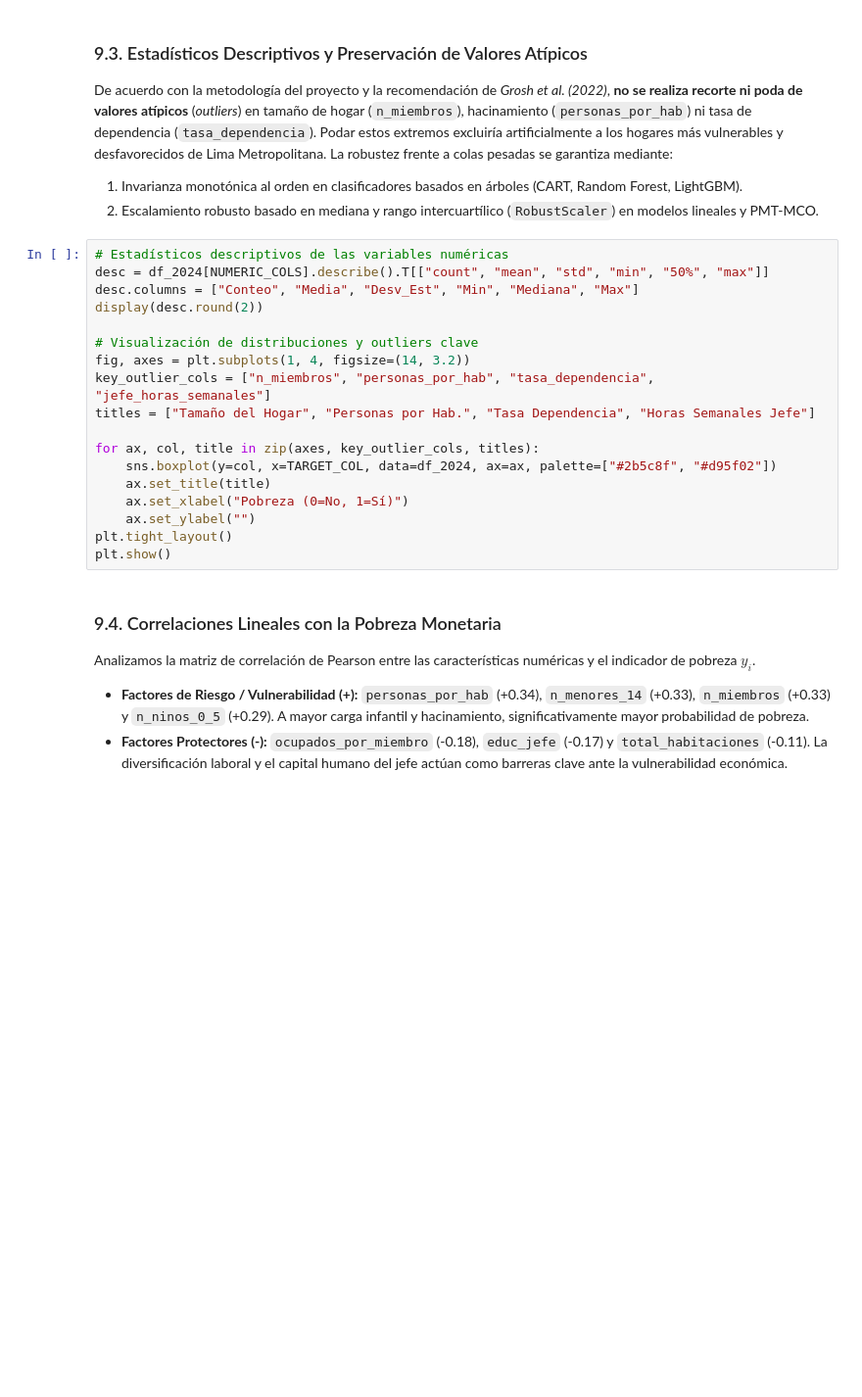
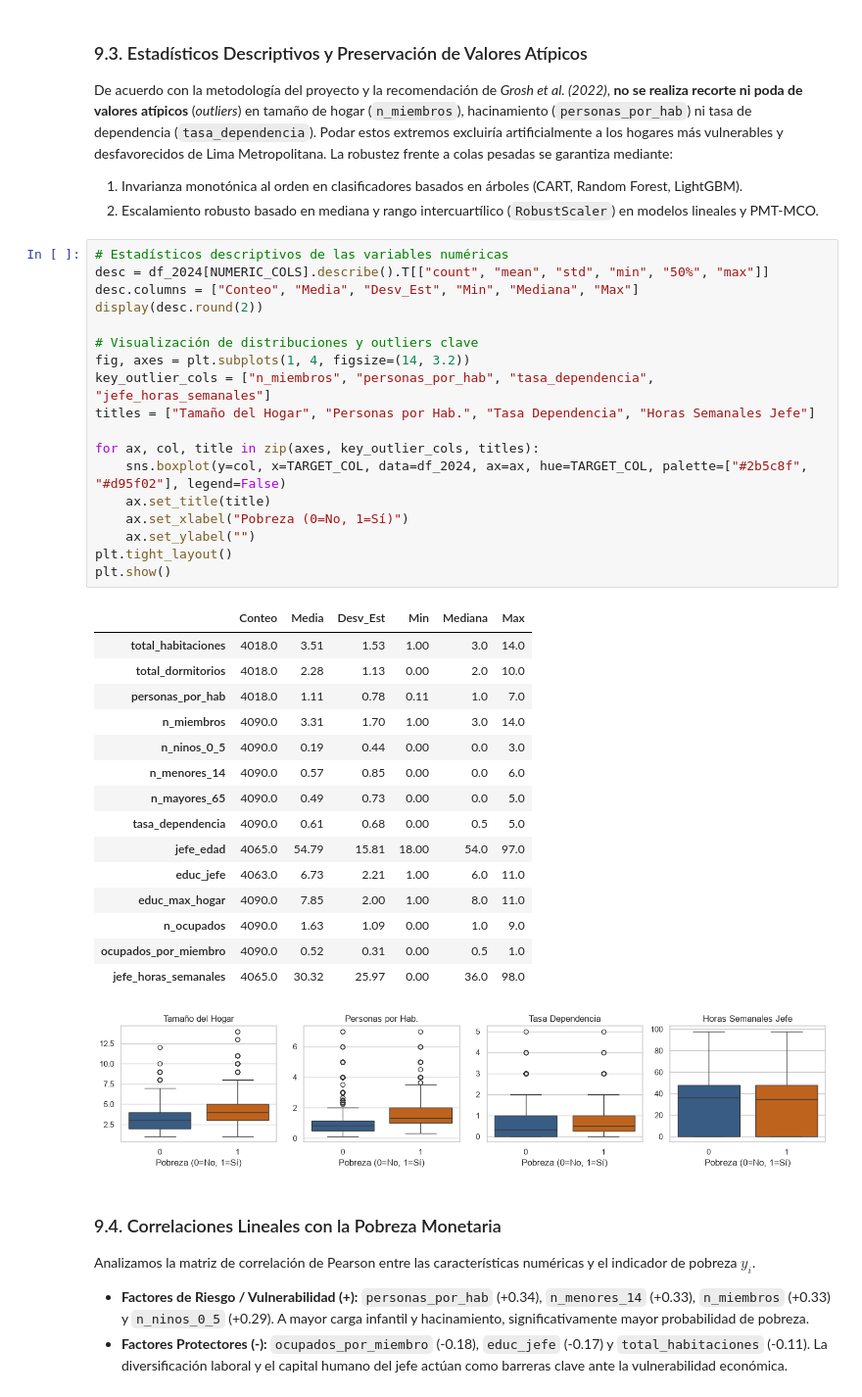
Before and after one commit to Ga3lAE/IA-Tarea-Academica, a Jupyter notebook: notebooks/pipeline_completo.ipynb, the cells around one changed output. Shown at 98% size. Drawn from its saved outputs; the diff is of its cells as text; blank space fills up the shorter version.

```diff
--- a/notebooks/pipeline_completo.ipynb
+++ b/notebooks/pipeline_completo.ipynb
@@ -345,21 +389,38 @@ De acuerdo con la metodología del proyecto y la recomendación de *Grosh et al.
 # %%
 # Estadísticos descriptivos de las variables numéricas
 desc = df_2024[NUMERIC_COLS].describe().T[["count", "mean", "std", "min", "50%", "max"]]
 desc.columns = ["Conteo", "Media", "Desv_Est", "Min", "Mediana", "Max"]
 display(desc.round(2))
 
 # Visualización de distribuciones y outliers clave
 fig, axes = plt.subplots(1, 4, figsize=(14, 3.2))
 key_outlier_cols = ["n_miembros", "personas_por_hab", "tasa_dependencia", "jefe_horas_semanales"]
 titles = ["Tamaño del Hogar", "Personas por Hab.", "Tasa Dependencia", "Horas Semanales Jefe"]
 
 for ax, col, title in zip(axes, key_outlier_cols, titles):
-    sns.boxplot(y=col, x=TARGET_COL, data=df_2024, ax=ax, palette=["#2b5c8f", "#d95f02"])
+    sns.boxplot(y=col, x=TARGET_COL, data=df_2024, ax=ax, hue=TARGET_COL, palette=["#2b5c8f", "#d95f02"], legend=False)
     ax.set_title(title)
     ax.set_xlabel("Pobreza (0=No, 1=Sí)")
     ax.set_ylabel("")
 plt.tight_layout()
 plt.show()
+# %% [output]
+|  | Conteo | Media | Desv_Est | Min | Mediana | Max |
+| total_habitaciones | 4018.0 | 3.51 | 1.53 | 1.00 | 3.0 | 14.0 |
+| total_dormitorios | 4018.0 | 2.28 | 1.13 | 0.00 | 2.0 | 10.0 |
+| personas_por_hab | 4018.0 | 1.11 | 0.78 | 0.11 | 1.0 | 7.0 |
+| n_miembros | 4090.0 | 3.31 | 1.70 | 1.00 | 3.0 | 14.0 |
+| n_ninos_0_5 | 4090.0 | 0.19 | 0.44 | 0.00 | 0.0 | 3.0 |
+| n_menores_14 | 4090.0 | 0.57 | 0.85 | 0.00 | 0.0 | 6.0 |
+| n_mayores_65 | 4090.0 | 0.49 | 0.73 | 0.00 | 0.0 | 5.0 |
+| tasa_dependencia | 4090.0 | 0.61 | 0.68 | 0.00 | 0.5 | 5.0 |
+| jefe_edad | 4065.0 | 54.79 | 15.81 | 18.00 | 54.0 | 97.0 |
+| educ_jefe | 4063.0 | 6.73 | 2.21 | 1.00 | 6.0 | 11.0 |
+| educ_max_hogar | 4090.0 | 7.85 | 2.00 | 1.00 | 8.0 | 11.0 |
+| n_ocupados | 4090.0 | 1.63 | 1.09 | 0.00 | 1.0 | 9.0 |
+| ocupados_por_miembro | 4090.0 | 0.52 | 0.31 | 0.00 | 0.5 | 1.0 |
+| jefe_horas_semanales | 4065.0 | 30.32 | 25.97 | 0.00 | 36.0 | 98.0 |
+[figure, added]
 # %% [markdown]
 ### 9.4. Correlaciones Lineales con la Pobreza Monetaria
 
```
Also changed, not shown: parts of 9 cells of this notebook, 9 other files.
